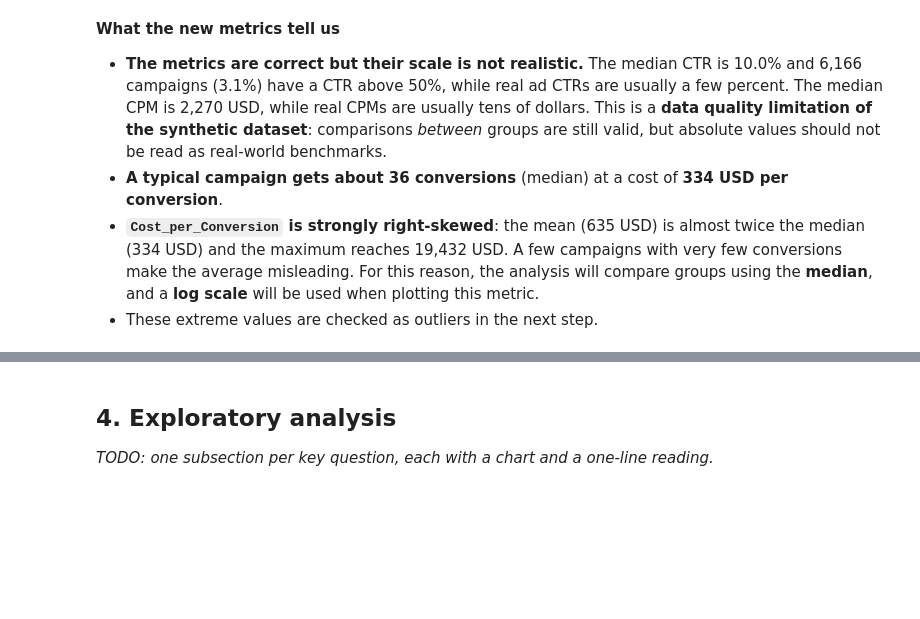
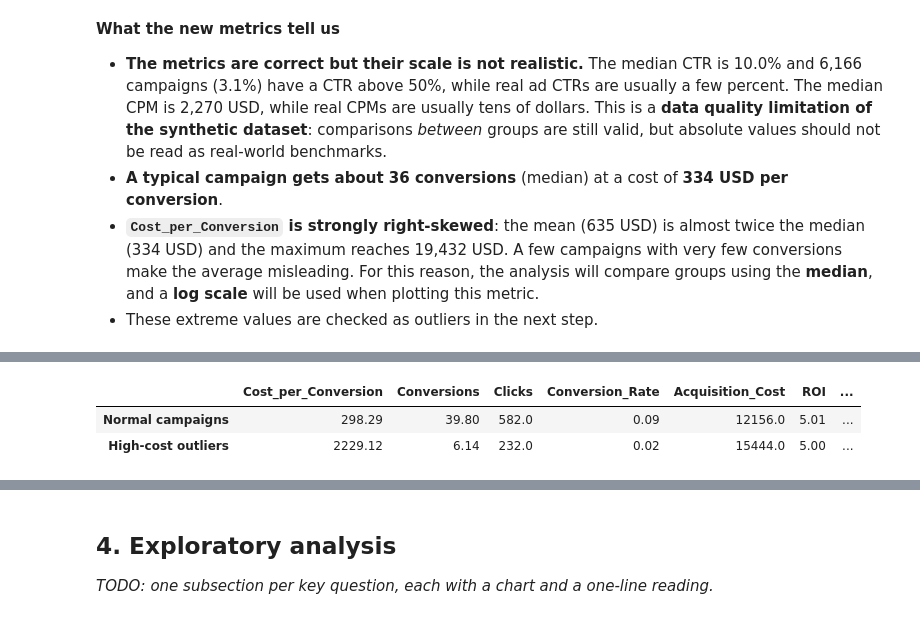
Before and after one commit to IA-P1-BCN/EDA_project_by_Rita, a Jupyter notebook: notebooks/01_eda_marketing_campaigns.ipynb, the cells around one changed output, grey strips where cells are left out. Drawn from its saved outputs; the diff is of its cells as text; code cells hidden in the pictures; blank space fills up the shorter version.

```diff
--- a/notebooks/01_eda_marketing_campaigns.ipynb
+++ b/notebooks/01_eda_marketing_campaigns.ipynb
@@ -325,0 +406,13 @@ Campaigns with CTR above 50%: 6166 (3.1%)
+# %%
+# Flag the high-cost campaigns (kept in the data) and compare them with the rest
+df_clean["High_Cost_Outlier"] = flag_outliers_iqr(df_clean["Cost_per_Conversion"])
+
+compare_cols = ["Cost_per_Conversion", "Conversions", "Clicks", "Conversion_Rate",
+                "Acquisition_Cost", "ROI", "Engagement_Score"]
+comparison = df_clean.groupby("High_Cost_Outlier")[compare_cols].median().round(2)
+comparison.index = ["Normal campaigns", "High-cost outliers"]
+comparison
+# %% [output]
+|  | Cost_per_Conversion | Conversions | Clicks | Conversion_Rate | Acquisition_Cost | ROI | ... |
+| Normal campaigns | 298.29 | 39.80 | 582.0 | 0.09 | 12156.0 | 5.01 | ... |
+| High-cost outliers | 2229.12 | 6.14 | 232.0 | 0.02 | 15444.0 | 5.00 | ... |
```
Also changed, not shown: parts of 5 cells of this notebook, 2 other files.
